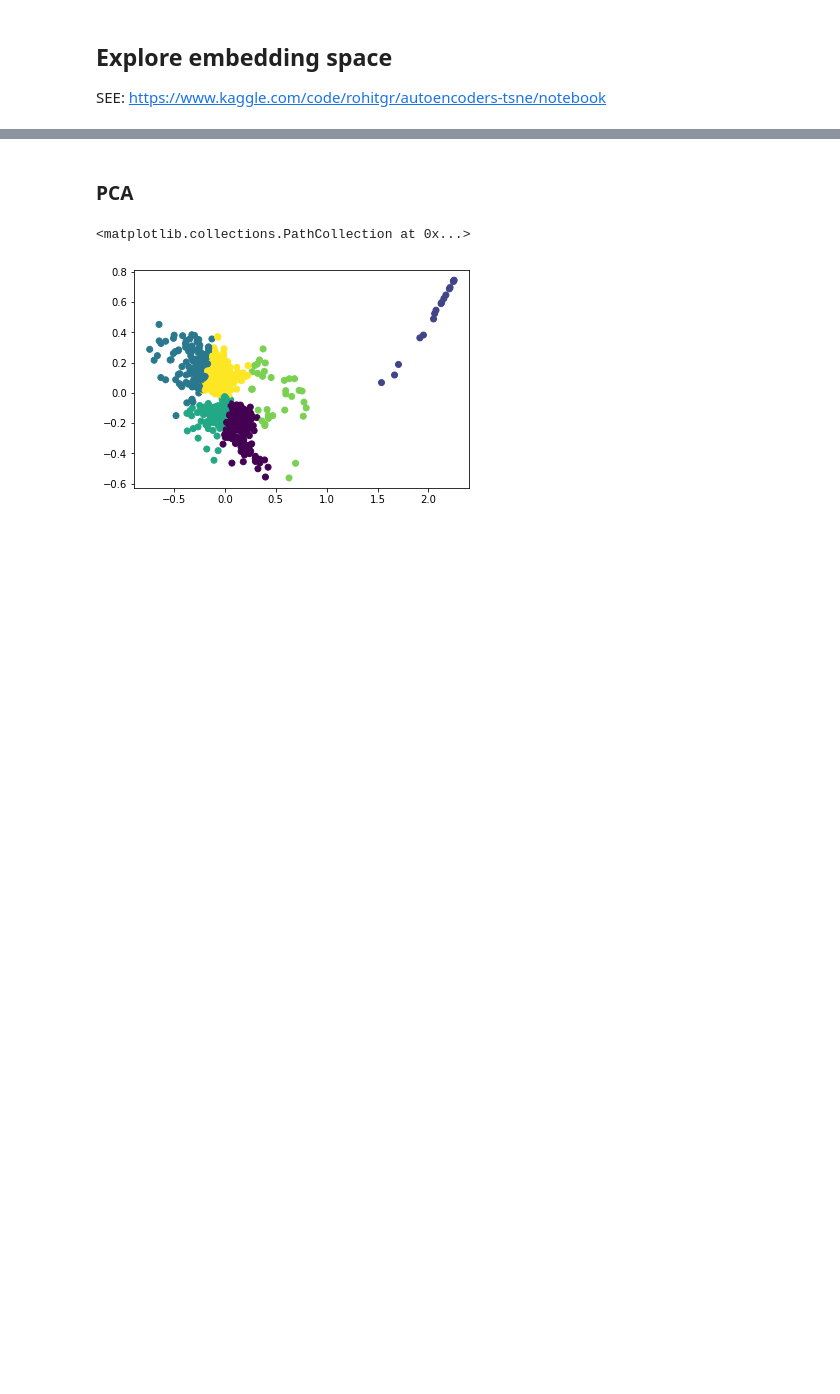
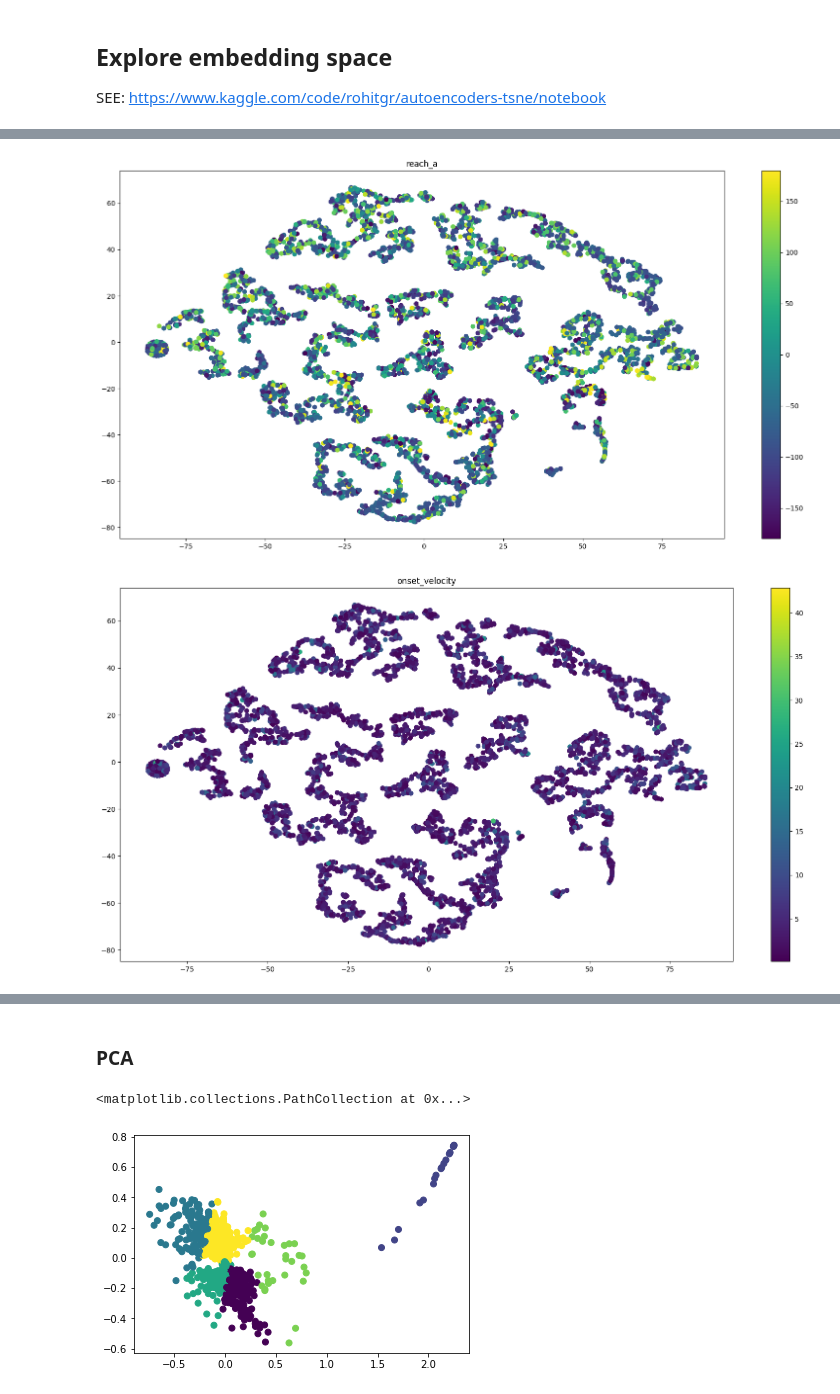
Before and after one commit to NevVerVer/Neuromatch_2022_EcoG_movements, a Jupyter notebook: models/lstm_model_training.ipynb, the cells around one changed output, grey strips where cells are left out. Drawn from its saved outputs; the diff is of its cells as text; code cells hidden in the pictures; blank space fills up the shorter version.

```diff
--- a/models/lstm_model_training.ipynb
+++ b/models/lstm_model_training.ipynb
@@ -260,0 +309,5 @@ from sklearn.cluster import KMeans
+# %%
+# download more params
+PATH_ROI = PATH_ROOT / "data" / "Naturalistic reach ECoG tfrs ROI"
+data = pd.read_csv(PATH_ROI / "power-roi-all-patients-metadata.csv", index_col=0)
+data.head()
@@ -271,0 +341,10 @@ plt.scatter(X_TSNE[:, 0], X_TSNE[:, 1], c = Y_TSNE)
+# %%
+for par in ['reach_a', 'onset_velocity', 'reach_r', 'reach_duration']:
+    plt.figure(figsize=(20, 10))
+    plt.scatter(X_TSNE[:, 0], X_TSNE[:, 1], c = data.loc[k_mean_mask, par])
+    plt.title(par)
+    plt.colorbar()
+    plt.show()
+# %% [output]
+[figure, added]
+[figure, added]
```
Also changed, not shown: parts of 16 cells of this notebook, 1 other file.
